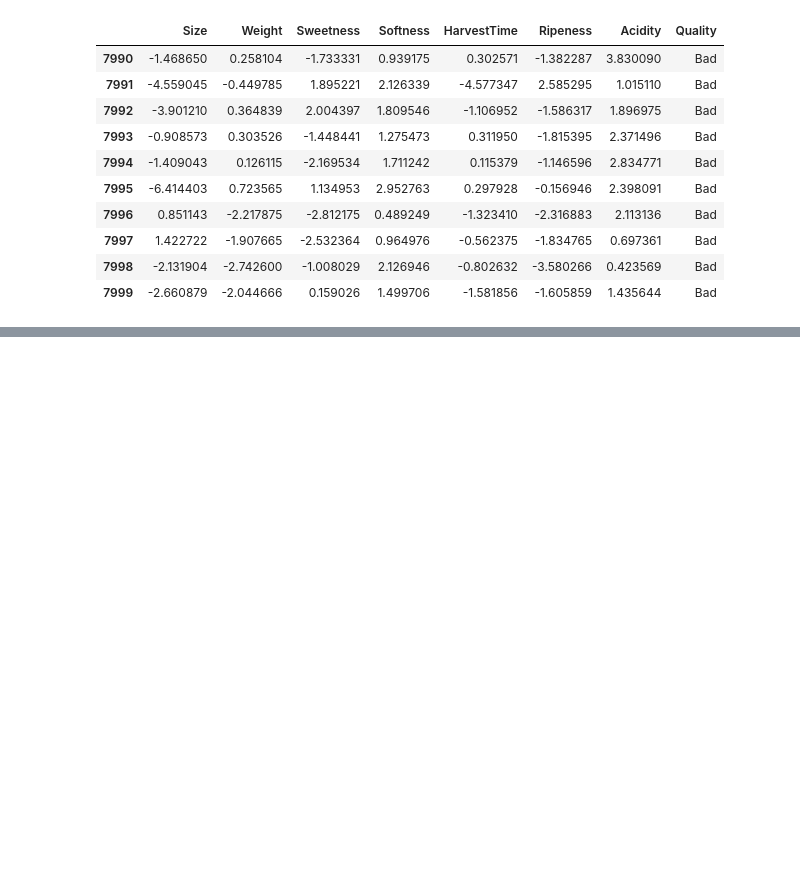
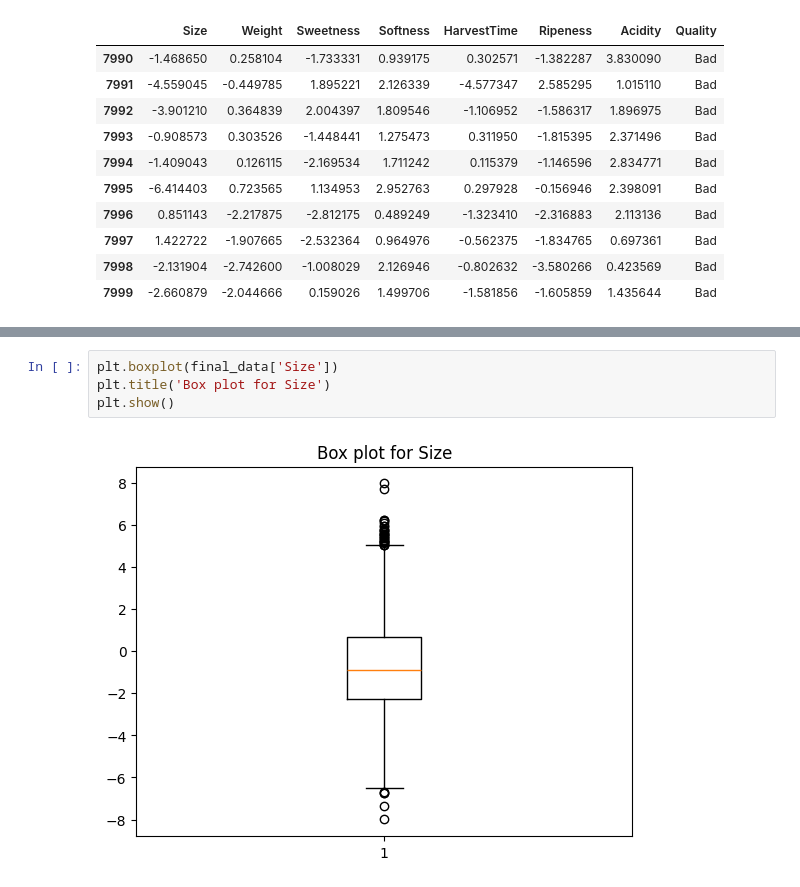
Before and after one commit to KaushalKishorMishra/AI-ML-Training, a Jupyter notebook: Class 3.ipynb, the cells around one changed output, grey strips where cells are left out. Cells and saved outputs as stored; diff of their text form; blank space fills up the shorter version.

```diff
--- a/Class 3.ipynb
+++ b/Class 3.ipynb
@@ -68,0 +83,6 @@ plt.show()
+# %%
+plt.boxplot(final_data['Size'])
+plt.title('Box plot for Size')
+plt.show()
+# %% [output]
+[figure, added]
```
Also changed, not shown: parts of 11 cells of this notebook, 1 other file.
